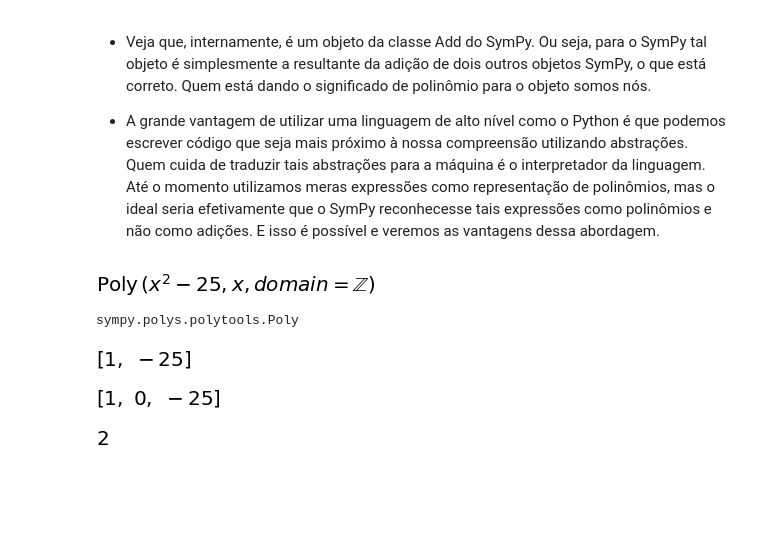
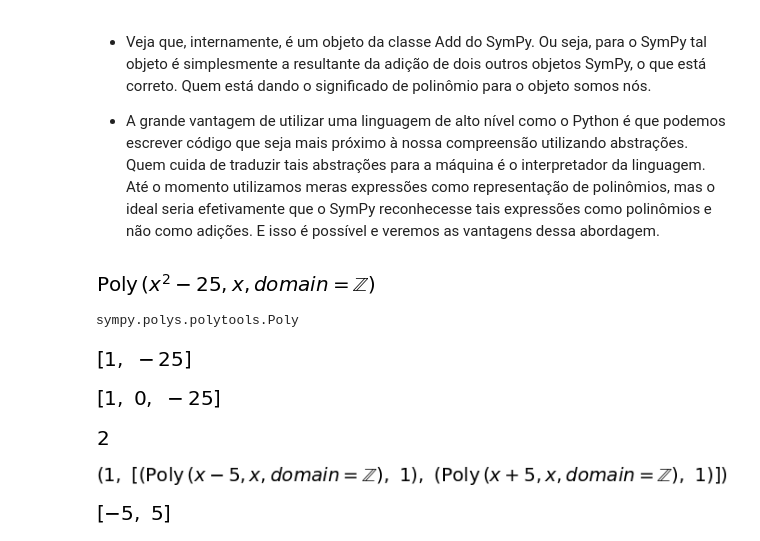
Before and after one commit to cantaruttim/Learning_Python, a Jupyter notebook: Algortimos/main.ipynb, the cells around one changed output. Drawn from its saved outputs; the diff is of its cells as text; code cells hidden in the pictures; blank space fills up the shorter version.

```diff
--- a/Algortimos/main.ipynb
+++ b/Algortimos/main.ipynb
@@ -110,3 +110,13 @@ Q_poly.all_coeffs()
 Q_poly.degree()
 # %% [output]
 [figure]
+# %%
+Q_poly.factor_list()
+# %% [output]
+[figure, added]
+# %%
+# solicitando as raízes
+
+Q_poly.all_roots()
+# %% [output]
+[figure, added]
```
Also changed, not shown: parts of 12 cells of this notebook.
